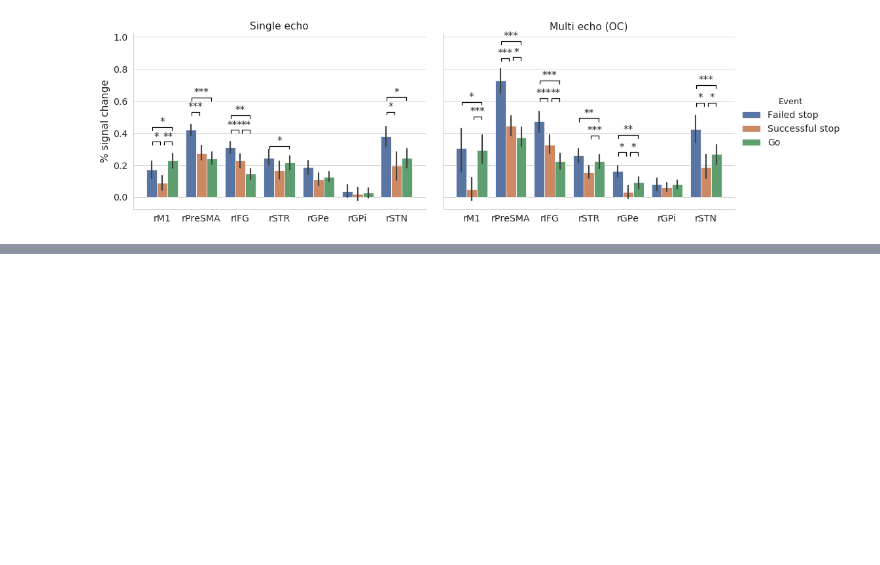
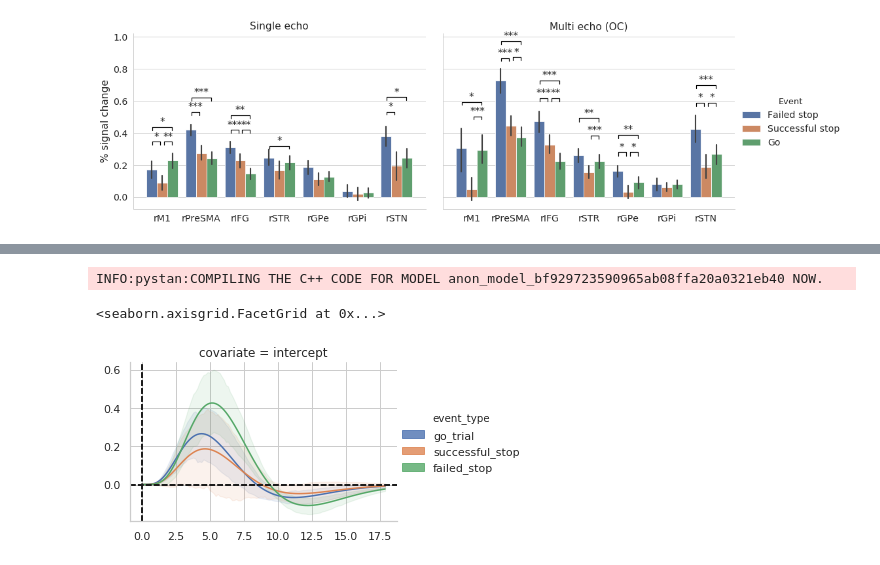
Before and after one commit to StevenM1/fMRI_protocol_comparison_se_me, a Jupyter notebook: pipeline_4d_statistics-GLM-ROI.ipynb, the cells around one changed output, grey strips where cells are left out. Cells and saved outputs as stored; diff of their text form; code cells hidden in the pictures; blank space fills up the shorter version.

```diff
--- a/pipeline_4d_statistics-GLM-ROI.ipynb
+++ b/pipeline_4d_statistics-GLM-ROI.ipynb
@@ -1713,0 +1796,12 @@ plt.gcf().savefig('figures/figure7.pdf', bbox_inches='tight')
+# %%
+gmodel = rfGroup
+# %%
+import nideconv
+from nideconv.hierarchical_bayes import HierarchicalBayesianModel
+from nideconv.group_analysis import GroupResponseFitter
+
+# Hierarchical Bayes
+model = HierarchicalBayesianModel.from_groupresponsefitter(gmodel)
+model.build_model(recompile=True)
+# %% [output]
+INFO:pystan:COMPILING THE C++ CODE FOR MODEL anon_model_bf929723590965ab08ffa20a0321eb40 NOW.
@@ -1713,0 +1810,5 @@ plt.gcf().savefig('figures/figure7.pdf', bbox_inches='tight')
+# %%
+model.plot_group_timecourses()
+# %% [output]
+<seaborn.axisgrid.FacetGrid at 0x...>
+[figure, added]
```
Also changed, not shown: parts of 19 cells of this notebook, 4 other files.
